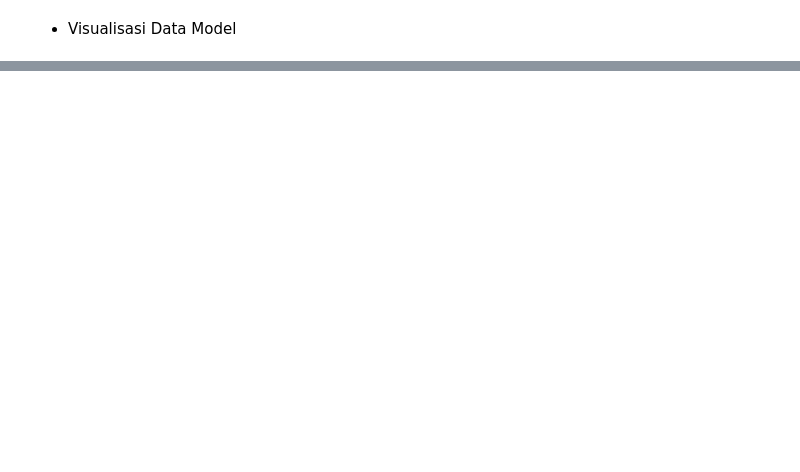
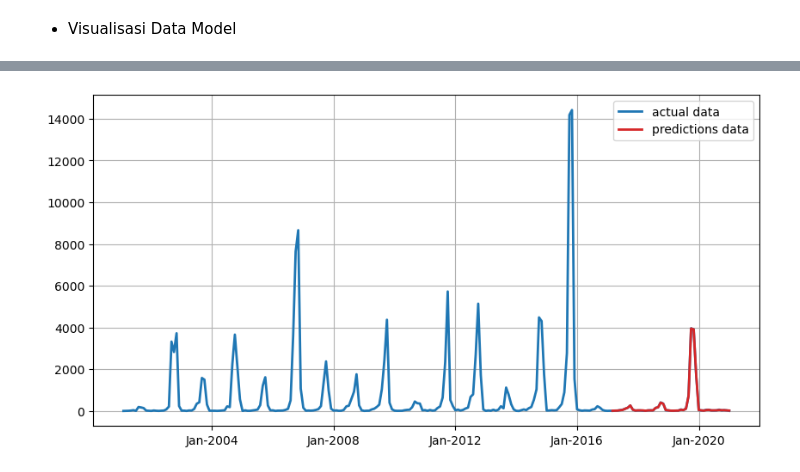
Before and after one commit to kusin/2024_BOPTN_Hopsot, a Jupyter notebook: source-code/experimental xgboost/lstm_xgboost_perlakuan_2.ipynb, the cells around one changed output, grey strips where cells are left out. Drawn from its saved outputs; the diff is of its cells as text; code cells hidden in the pictures; blank space fills up the shorter version.

```diff
--- a/source-code/experimental xgboost/lstm_xgboost_perlakuan_2.ipynb
+++ b/source-code/experimental xgboost/lstm_xgboost_perlakuan_2.ipynb
@@ -802,23 +841,25 @@ plt.show()
 # %%
-# #  shift test predictions for plotting
-# testPredictionsPlot = np.empty_like(df_sumsel)
-# testPredictionsPlot[:, :] = np.nan
-# testPredictionsPlot[(len(dataset) - testPredictions.shape[0]):len(dataset), :] = testPredictions
+#  shift test predictions for plotting
+testPredictionsPlot = np.empty_like(df_sumsel)
+testPredictionsPlot[:, :] = np.nan
+testPredictionsPlot[(len(dataset) - testPredictions.shape[0]):len(dataset), :] = testPredictions
 # %%
-# # membuat frame
-# fig, ax = plt.subplots(figsize = (10,5))
+# membuat frame
+fig, ax = plt.subplots(figsize = (10,5))
 
-# # membuat time series plot
-# ax.plot(dataset.index.values, scaler.inverse_transform(df_sumsel), color="tab:blue", label="actual data", linewidth=2)
-# ax.plot(dataset.index.values, testPredictionsPlot, color="tab:red", label="predictions data", linewidth=2)
+# membuat time series plot
+ax.plot(dataset.index.values, scaler.inverse_transform(df_sumsel), color="tab:blue", label="actual data", linewidth=2)
+ax.plot(dataset.index.values, testPredictionsPlot, color="tab:red", label="predictions data", linewidth=2)
 
-# # membuat label-label
-# ax.xaxis.set_major_formatter(mdates.DateFormatter('%b-%Y'))
-# ax.legend(loc="best")
-# ax.grid(True)
+# membuat label-label
+ax.xaxis.set_major_formatter(mdates.DateFormatter('%b-%Y'))
+ax.legend(loc="best")
+ax.grid(True)
 
-# # menampilkan plot
-# plt.show()
+# menampilkan plot
+plt.show()
+# %% [output]
+[figure, added]
 # %%
 hasil_prediksi = pd.concat([pd.DataFrame(testActual,columns=['Data Aktual']), pd.DataFrame(testPredictions,columns=['Hasil Prediksi'])], axis=1)
 # %%
```
Also changed, not shown: parts of 29 cells of this notebook, 7 other files.
